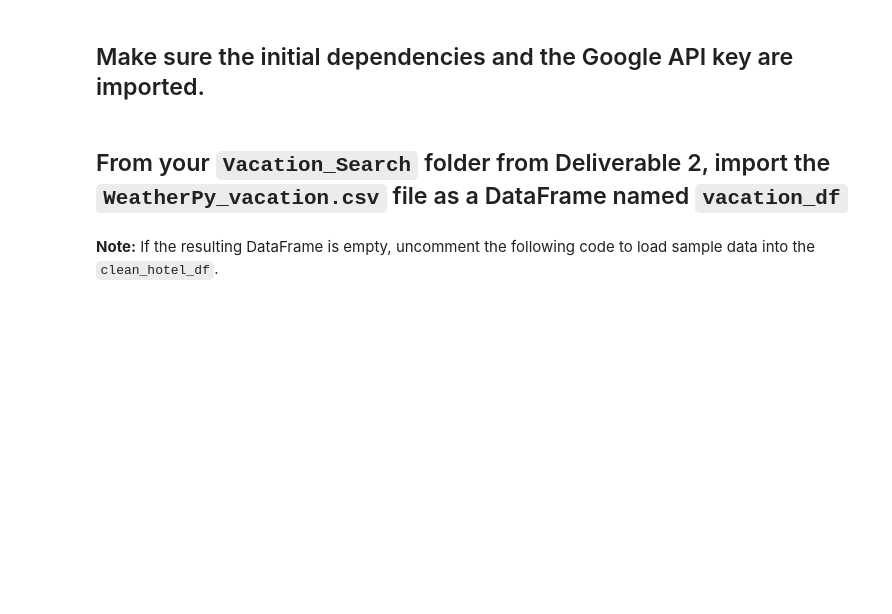
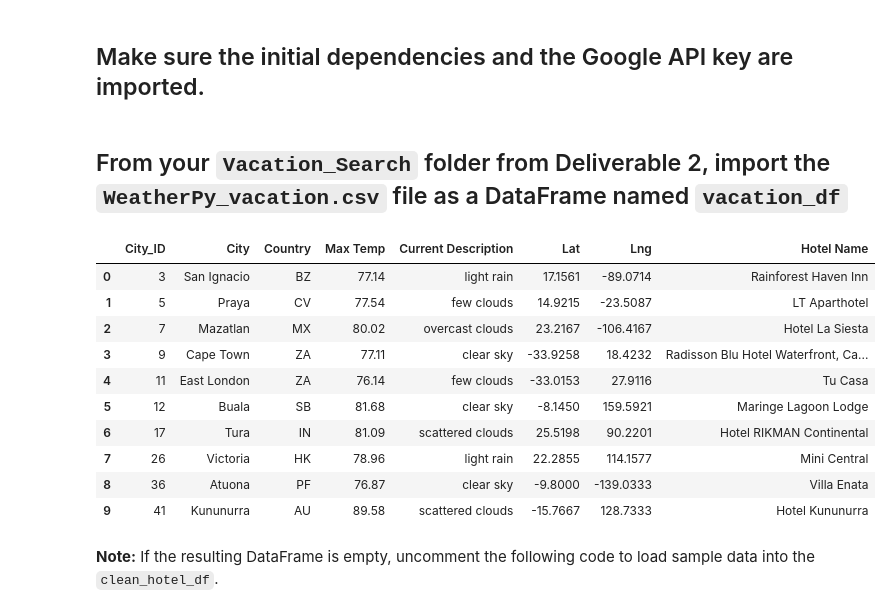
Before and after one commit to siddi582/WorldWeather, a Jupyter notebook: Vacation_Itinerary/Vacation_Itinerary.ipynb, the cells around one changed output. Saved outputs shown, nothing was run; the diff lists cells and outputs as text; code cells hidden in the pictures; blank space fills up the shorter version.

```diff
--- a/Vacation_Itinerary_starter_code.ipynb
+++ b/Vacation_Itinerary/Vacation_Itinerary.ipynb
@@ -28,10 +28,22 @@ gmaps.configure(api_key=g_key)
 ## From your `Vacation_Search` folder from Deliverable 2, import the `WeatherPy_vacation.csv` file as a DataFrame named `vacation_df`
 # %%
 # Read the WeatherPy_vacation.csv into a DataFrame
-vacation_df = # YOUR CODE HERE
+vacation_df = pd.read_csv("../Vacation_Search/WeatherPy_vacation.csv")
 
 # Display sample data
-# YOUR CODE HERE
+vacation_df.head(10)
+# %% [output]
+|  | City_ID | City | Country | Max Temp | Current Description | Lat | Lng | Hotel Name |
+| 0 | 3 | San Ignacio | BZ | 77.14 | light rain | 17.1561 | -89.0714 | Rainforest Haven Inn |
+| 1 | 5 | Praya | CV | 77.54 | few clouds | 14.9215 | -23.5087 | LT Aparthotel |
+| 2 | 7 | Mazatlan | MX | 80.02 | overcast clouds | 23.2167 | -106.4167 | Hotel La Siesta |
+| 3 | 9 | Cape Town | ZA | 77.11 | clear sky | -33.9258 | 18.4232 | Radisson Blu Hotel Waterfront, Ca... |
+| 4 | 11 | East London | ZA | 76.14 | few clouds | -33.0153 | 27.9116 | Tu Casa |
+| 5 | 12 | Buala | SB | 81.68 | clear sky | -8.1450 | 159.5921 | Maringe Lagoon Lodge |
+| 6 | 17 | Tura | IN | 81.09 | scattered clouds | 25.5198 | 90.2201 | Hotel RIKMAN Continental |
+| 7 | 26 | Victoria | HK | 78.96 | light rain | 22.2855 | 114.1577 | Mini Central |
+| 8 | 36 | Atuona | PF | 76.87 | clear sky | -9.8000 | -139.0333 | Villa Enata |
+| 9 | 41 | Kununurra | AU | 89.58 | scattered clouds | -15.7667 | 128.7333 | Hotel Kununurra |
 # %% [markdown]
 **Note:** If the resulting DataFrame is empty, uncomment the following code to load sample data into the `clean_hotel_df`.
 # %%
```
Also changed, not shown: parts of 2 cells of this notebook, 6 other files.
